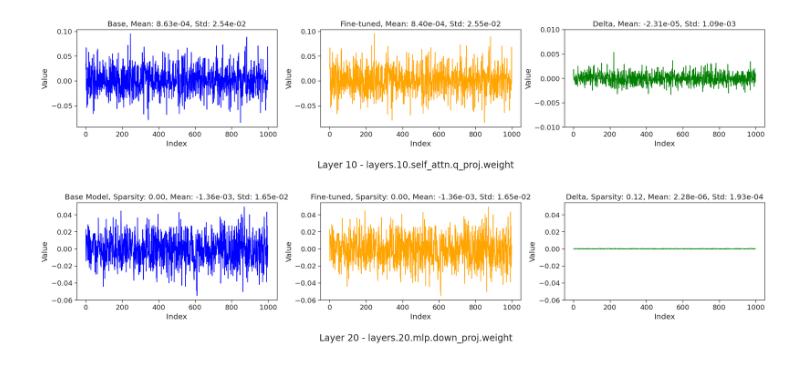
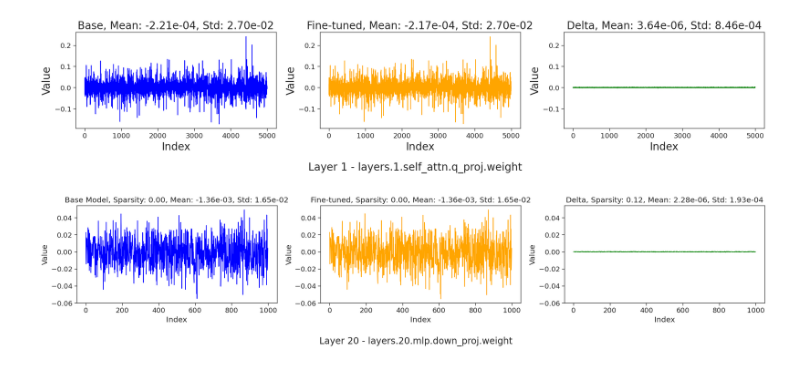
Before and after one commit to eth-easl/deltazip, a Jupyter notebook: notebooks/explore.ipynb, the cells around one changed output. Saved outputs shown, nothing was run; the diff lists cells and outputs as text; code cells hidden in the pictures.

```diff
--- a/notebooks/explore.ipynb
+++ b/notebooks/explore.ipynb
@@ -11,13 +11,7 @@ from numpy import count_nonzero
 def calculate_sparsity(tensor):
     return 1.0 - (count_nonzero(tensor) / float(tensor.size))
 # %%
-base_model = transformers.AutoModel.from_pretrained("meta-llama/Llama-2-7b-hf")
+base_model = transformers.AutoModel.from_pretrained("meta-llama/Llama-2-7b-hf", torch_dtype=torch.float16)
 finetuned_model = transformers.AutoModel.from_pretrained(
-    "lmsys/vicuna-7b-v1.5"
+    "lmsys/vicuna-7b-v1.5", torch_dtype=torch.float16
 )
-target_model = "/mnt/scratch/xiayao/cache/experiments/fmzip/compressed_models/4b0s/open_llama_3b_v2/task372_synthetic_palindrome_numbers/global_step105"
-# %%
-base_model = transformers.AutoModel.from_pretrained("EleutherAI/pythia-2.8b-deduped")
-finetuned_model = transformers.AutoModel.from_pretrained(
-    "/mnt/scratch/xiayao/cache/experiments/fmzip/finetuned_raw/pythia-2.8b-deduped/task372_synthetic_palindrome_numbers/global_step120/"
-)
@@ -52,5 +18,5 @@ final_layer_norm.bias
 # %%
-layers = [10]
+layers = [1]
 
 for layer in layers:
     # print(finetuned_model.state_dict())
@@ -69,52 +35,52 @@ for layer in layers:
     plot_delta_weight = plot_finetuned_weight - plot_pretrained_weight
     # report mean and std of weights
     # sample 1000 weights from the same indices
-    sample_size = 1000
+    sample_size = 5000
     sampled_indices = np.random.choice(
         len(plot_finetuned_weight), size=sample_size, replace=False
     )
     plot_finetuned_weight = plot_finetuned_weight[sampled_indices]
     plot_pretrained_weight = plot_pretrained_weight[sampled_indices]
     plot_delta_weight = plot_delta_weight[sampled_indices]
     sns.set_theme(style="whitegrid")
     sns.set(rc={"figure.figsize": (11.7, 8.27)})
     sns.set(font_scale=1.5)
     sns.set_style("ticks")
     sns.set_context("paper", font_scale=1.5)
 
     # make subplot
     fig, axs = plt.subplots(1, 3, figsize=(20, 5))
-    fig.suptitle(f"Layer {layer} - {focus_name}", y=0)
+    fig.suptitle(f"Layer {layer} - {focus_name}", y=0, fontsize=20)
     fig.tight_layout(pad=3.0)
     # plot distribution of weights of pretrained model
     sns.lineplot(ax=axs[0], data=plot_pretrained_weight, color="blue")
     axs[0].set_title(
-        f"Base, Mean: {np.mean(plot_pretrained_weight):.2e}, Std: {np.std(plot_pretrained_weight):.2e}"
+        f"Base, Mean: {np.mean(plot_pretrained_weight):.2e}, Std: {np.std(plot_pretrained_weight):.2e}", fontsize=20
     )
-    axs[0].set_xlabel("Index")
-    axs[0].set_ylabel("Value")
+    axs[0].set_xlabel("Index", fontsize=20)
+    axs[0].set_ylabel("Value", fontsize=20)
     # set x limit to be the same as pretrained model
 
     # plot distribution of weights of fine-tuned model
     sns.lineplot(ax=axs[1], data=plot_finetuned_weight, color="orange")
     axs[1].set_title(
-        f"Fine-tuned, Mean: {np.mean(plot_finetuned_weight):.2e}, Std: {np.std(plot_finetuned_weight):.2e}"
+        f"Fine-tuned, Mean: {np.mean(plot_finetuned_weight):.2e}, Std: {np.std(plot_finetuned_weight):.2e}", fontsize=20
     )
-    axs[1].set_xlabel("Index")
-    axs[1].set_ylabel("Value")
+    axs[1].set_xlabel("Index", fontsize=20)
+    axs[1].set_ylabel("Value", fontsize=20)
     axs[1].set_ylim(axs[0].get_ylim())
     # plot distribution of weights of fine-tuned model
     sns.lineplot(ax=axs[2], data=plot_delta_weight, color="green")
     axs[2].set_title(
-        f"Delta, Mean: {np.mean(plot_delta_weight):.2e}, Std: {np.std(plot_delta_weight):.2e}"
+        f"Delta, Mean: {np.mean(plot_delta_weight):.2e}, Std: {np.std(plot_delta_weight):.2e}", fontsize=20
     )
-    axs[2].set_xlabel("Index")
-    axs[2].set_ylabel("Value")
+    axs[2].set_xlabel("Index", fontsize=20)
+    axs[2].set_ylabel("Value", fontsize=20)
     axs[2].set_ylim(axs[0].get_ylim())
-    axs[2].set_ylim((-0.01, 0.01))
+    # axs[2].set_ylim((-0.01, 0.01))
     plt.show()
 # %% [output]
-[figure, old version]
+[figure, new version]
 # %%
 layers = [20, 21, 22, 23, 24, 25]
 
```
Also changed, not shown: parts of 2 cells of this notebook, 6 other files.
